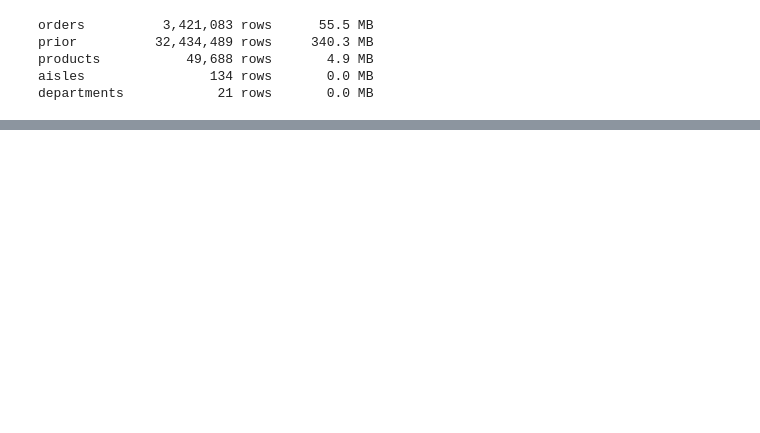
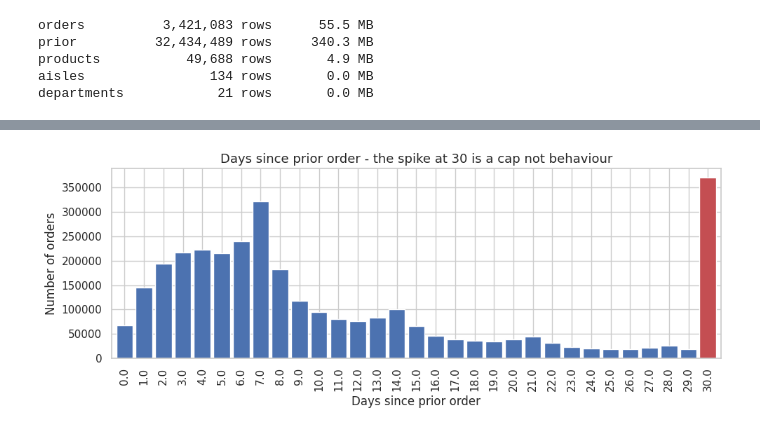
Before and after one commit to AvishManiar21/instacart-customer-behaviour, a Jupyter notebook: Instacart.ipynb, the cells around one changed output, grey strips where cells are left out. Drawn from its saved outputs; the diff is of its cells as text; code cells hidden in the pictures; blank space fills up the shorter version.

```diff
--- a/Instacart.ipynb
+++ b/Instacart.ipynb
@@ -71,6 +66,14 @@ for name, df in [('orders', orders), ('prior', prior), ('products', products),
                  ('aisles', aisles), ('departments', departments)]:
     mb = df.memory_usage(deep=True).sum() / 1024**2
     print(f"{name:12} {len(df):>12,} rows   {mb:>7.1f} MB")
+
+
+import matplotlib.pyplot as plt
+import seaborn as sns
+
+sns.set_theme(style='whitegrid')
+plt.rcParams['figure.figsize'] = (10, 4)
+plt.rcParams['axes.titlesize'] = 13
 # %% [output]
 orders          3,421,083 rows      55.5 MB
 prior          32,434,489 rows     340.3 MB
@@ -96,0 +214,8 @@ memory usage: 55.5 MB
+# %%
+gap = orders['days_since_prior_order']
+
+print("max gap:", gap.max())
+print("orders at the max:", (gap == gap.max()).sum())
+print("share of all orders:",round((gap == gap.max()).mean()*100,1))
+print("Counts for the last 6 days:")
+print(gap.value_counts().sort_index().tail(6).to_string())
@@ -96,0 +234,11 @@ memory usage: 55.5 MB
+# %%
+counts = gap.value_counts().sort_index()
+colors = ['#C44E52' if d == 30 else '#4C72B0' for d in counts.index]
+ax= counts.plot(kind='bar',color=colors,width=0.85)
+ax.set_title("Days since prior order - the spike at 30 is a cap not behaviour")
+ax.set_xlabel("Days since prior order")
+ax.set_ylabel("Number of orders")
+plt.tight_layout()
+plt.show()
+# %% [output]
+[figure, added]
```
Also changed, not shown: parts of 33 cells of this notebook.
